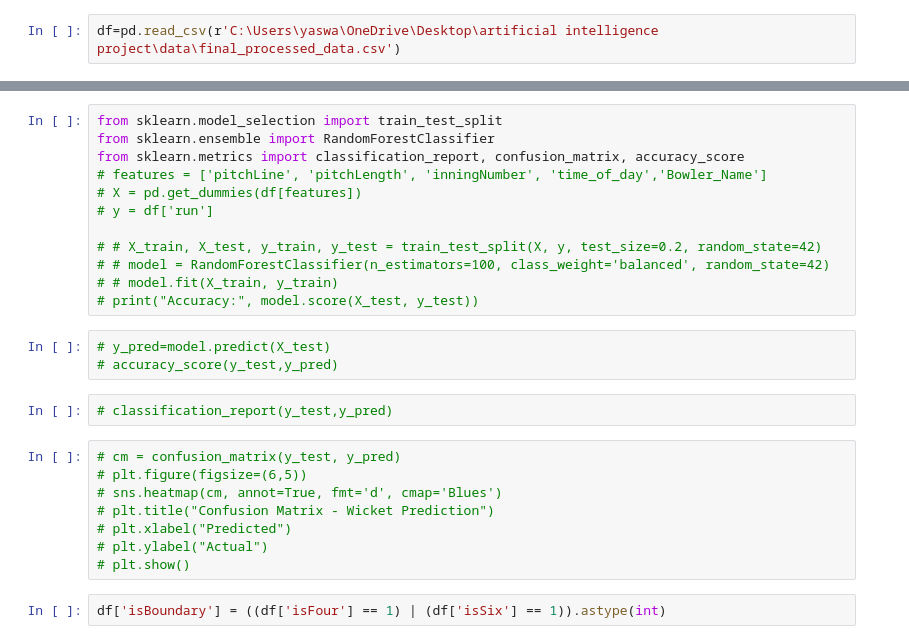
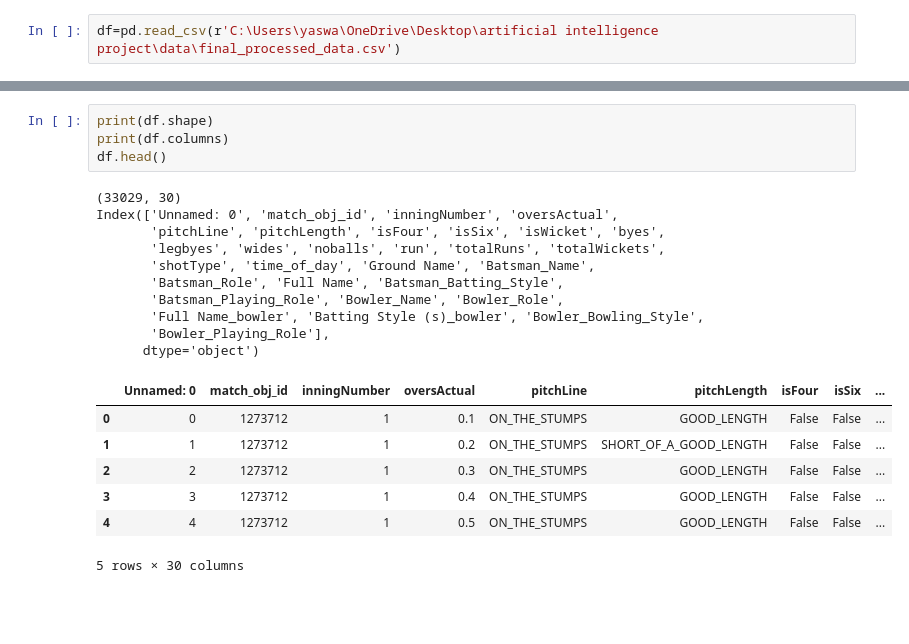
Before and after one commit to yaswantsaiadapa/Bowling-Recommendation-strategy-project, a Jupyter notebook: notebooks/core_bowling_analysis.ipynb, the cells around one changed output, grey strips where cells are left out. Cells and saved outputs as stored; diff of their text form; blank space fills up the shorter version.

```diff
--- a/notebooks/core_bowling_analysis.ipynb
+++ b/notebooks/core_bowling_analysis.ipynb
@@ -85,30 +15,25 @@ bat_bowl.sort_values('run', ascending=False).head(10)
-# %%
-from sklearn.model_selection import train_test_split
-from sklearn.ensemble import RandomForestClassifier
-from sklearn.metrics import classification_report, confusion_matrix, accuracy_score
-# features = ['pitchLine', 'pitchLength', 'inningNumber', 'time_of_day','Bowler_Name']
-# X = pd.get_dummies(df[features])
-# y = df['run']
-
-# # X_train, X_test, y_train, y_test = train_test_split(X, y, test_size=0.2, random_state=42)
-# # model = RandomForestClassifier(n_estimators=100, class_weight='balanced', random_state=42)
-# # model.fit(X_train, y_train)
-# print("Accuracy:", model.score(X_test, y_test))
-# %%
-# y_pred=model.predict(X_test)
-# accuracy_score(y_test,y_pred)
-# %%
-# classification_report(y_test,y_pred)
-# %%
-# cm = confusion_matrix(y_test, y_pred)
-# plt.figure(figsize=(6,5))
-# sns.heatmap(cm, annot=True, fmt='d', cmap='Blues')
-# plt.title("Confusion Matrix - Wicket Prediction")
-# plt.xlabel("Predicted")
-# plt.ylabel("Actual")
-# plt.show()
-# %%
-df['isBoundary'] = ((df['isFour'] == 1) | (df['isSix'] == 1)).astype(int)
+# %%
+print(df.shape)
+print(df.columns)
+df.head()
+# %% [output]
+(33029, 30)
+Index(['Unnamed: 0', 'match_obj_id', 'inningNumber', 'oversActual',
+       'pitchLine', 'pitchLength', 'isFour', 'isSix', 'isWicket', 'byes',
+       'legbyes', 'wides', 'noballs', 'run', 'totalRuns', 'totalWickets',
+       'shotType', 'time_of_day', 'Ground Name', 'Batsman_Name',
+       'Batsman_Role', 'Full Name', 'Batsman_Batting_Style',
+       'Batsman_Playing_Role', 'Bowler_Name', 'Bowler_Role',
+       'Full Name_bowler', 'Batting Style (s)_bowler', 'Bowler_Bowling_Style',
+       'Bowler_Playing_Role'],
+      dtype='object')
+|  | Unnamed: 0 | match_obj_id | inningNumber | oversActual | pitchLine | pitchLength | isFour | isSix | ... |
+| 0 | 0 | 1273712 | 1 | 0.1 | ON_THE_STUMPS | GOOD_LENGTH | False | False | ... |
+| 1 | 1 | 1273712 | 1 | 0.2 | ON_THE_STUMPS | SHORT_OF_A_GOOD_LENGTH | False | False | ... |
+| 2 | 2 | 1273712 | 1 | 0.3 | ON_THE_STUMPS | GOOD_LENGTH | False | False | ... |
+| 3 | 3 | 1273712 | 1 | 0.4 | ON_THE_STUMPS | GOOD_LENGTH | False | False | ... |
+| 4 | 4 | 1273712 | 1 | 0.5 | ON_THE_STUMPS | GOOD_LENGTH | False | False | ... |
+5 rows × 30 columns
 # %%
 df.columns
 # %% [output]
```
Also changed, not shown: parts of 36 cells of this notebook, 18 other files.
